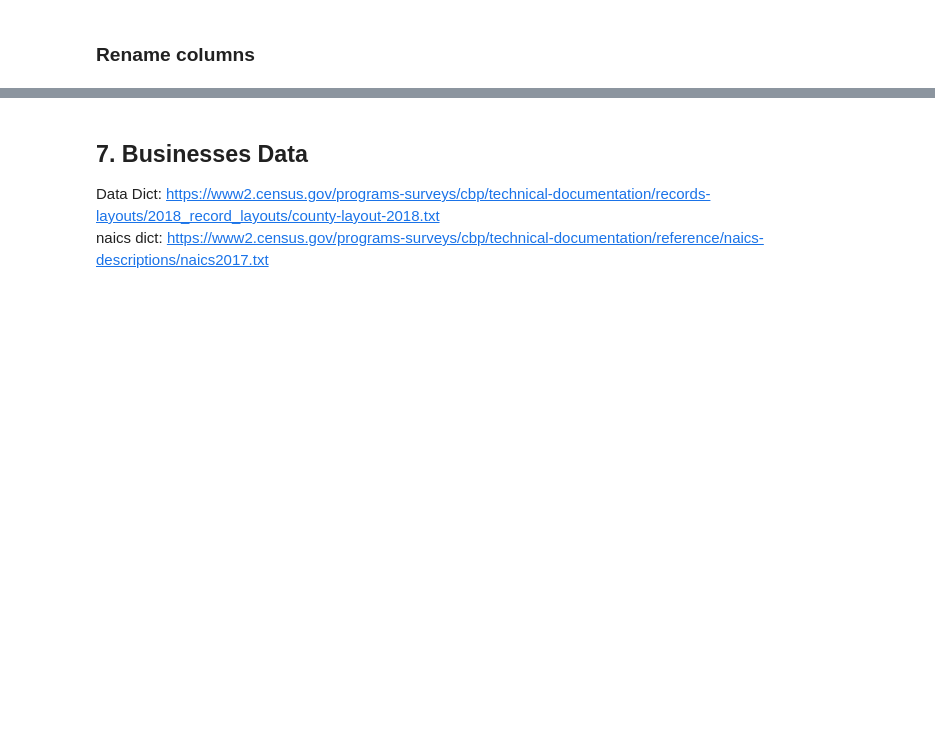
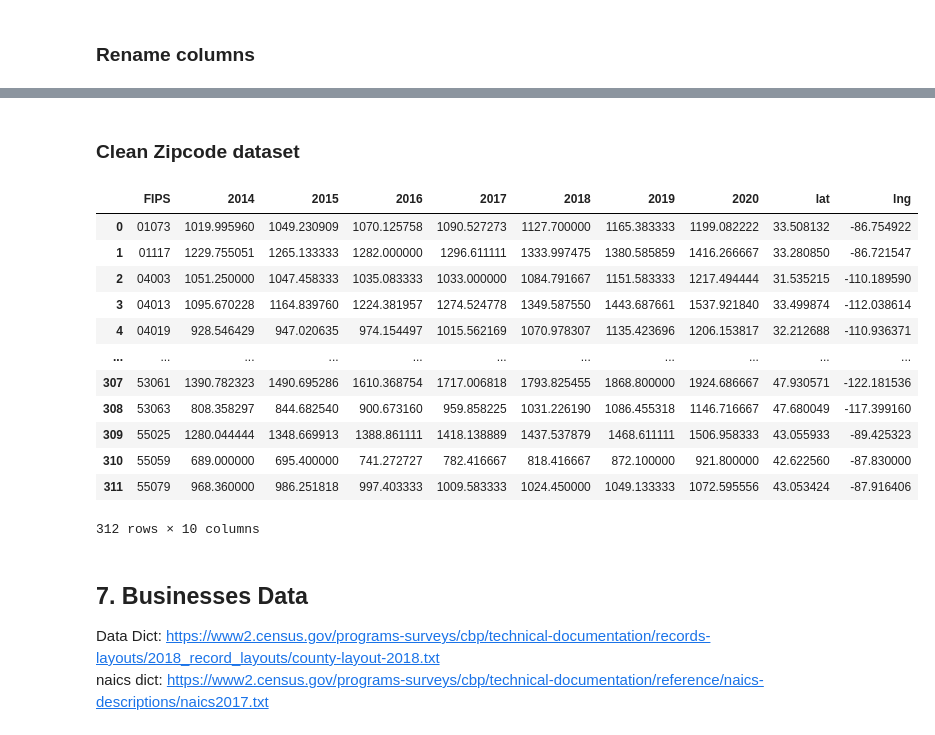
Before and after one commit to khyateed/projecting-food-insecurity, a Jupyter notebook: notebooks/cleaning.ipynb, the cells around one changed output, grey strips where cells are left out. Saved outputs shown, nothing was run; the diff lists cells and outputs as text; code cells hidden in the pictures; blank space fills up the shorter version.

```diff
--- a/notebooks/cleaning.ipynb
+++ b/notebooks/cleaning.ipynb
@@ -654,3 +801,34 @@ df_rent
+# %%
+zips = pd.read_csv('../datasets/rent_prices/uszips.csv')
+# %% [markdown]
+### Clean Zipcode dataset
+# %%
+# drop some columns and rename some
+zips =zips.loc[:,['zip', 'lat', 'lng','county_fips']]
+zips.rename(columns={'zip': 'Zipcode', 'county_fips': 'FIPS'},inplace=True)
+
+# add leading zero to FIPS values where needed
+zips['FIPS'] = np.where(zips['FIPS']<10000,
+                        '0'+zips['FIPS'].astype(str), zips['FIPS'].astype(str))
+# %%
+merged = df_rent.merge(zips, on='Zipcode', how='left')
+# %%
+df_rent = merged.groupby('FIPS').mean().drop(['RegionID', 'Zipcode', 'SizeRank'],axis=1).reset_index()
+df_rent
+# %% [output]
+|  | FIPS | 2014 | 2015 | 2016 | 2017 | 2018 | 2019 | 2020 | lat | lng |
+| 0 | 01073 | 1019.995960 | 1049.230909 | 1070.125758 | 1090.527273 | 1127.700000 | 1165.383333 | 1199.082222 | 33.508132 | -86.754922 |
+| 1 | 01117 | 1229.755051 | 1265.133333 | 1282.000000 | 1296.611111 | 1333.997475 | 1380.585859 | 1416.266667 | 33.280850 | -86.721547 |
+| 2 | 04003 | 1051.250000 | 1047.458333 | 1035.083333 | 1033.000000 | 1084.791667 | 1151.583333 | 1217.494444 | 31.535215 | -110.189590 |
+| 3 | 04013 | 1095.670228 | 1164.839760 | 1224.381957 | 1274.524778 | 1349.587550 | 1443.687661 | 1537.921840 | 33.499874 | -112.038614 |
+| 4 | 04019 | 928.546429 | 947.020635 | 974.154497 | 1015.562169 | 1070.978307 | 1135.423696 | 1206.153817 | 32.212688 | -110.936371 |
+| ... | ... | ... | ... | ... | ... | ... | ... | ... | ... | ... |
+| 307 | 53061 | 1390.782323 | 1490.695286 | 1610.368754 | 1717.006818 | 1793.825455 | 1868.800000 | 1924.686667 | 47.930571 | -122.181536 |
+| 308 | 53063 | 808.358297 | 844.682540 | 900.673160 | 959.858225 | 1031.226190 | 1086.455318 | 1146.716667 | 47.680049 | -117.399160 |
+| 309 | 55025 | 1280.044444 | 1348.669913 | 1388.861111 | 1418.138889 | 1437.537879 | 1468.611111 | 1506.958333 | 43.055933 | -89.425323 |
+| 310 | 55059 | 689.000000 | 695.400000 | 741.272727 | 782.416667 | 818.416667 | 872.100000 | 921.800000 | 42.622560 | -87.830000 |
+| 311 | 55079 | 968.360000 | 986.251818 | 997.403333 | 1009.583333 | 1024.450000 | 1049.133333 | 1072.595556 | 43.053424 | -87.916406 |
+312 rows × 10 columns
 # %% [markdown]
 ## 7. Businesses Data
 Data Dict: https://www2.census.gov/programs-surveys/cbp/technical-documentation/records-layouts/2018_record_layouts/county-layout-2018.txt
```
Also changed, not shown: parts of 13 cells of this notebook.
